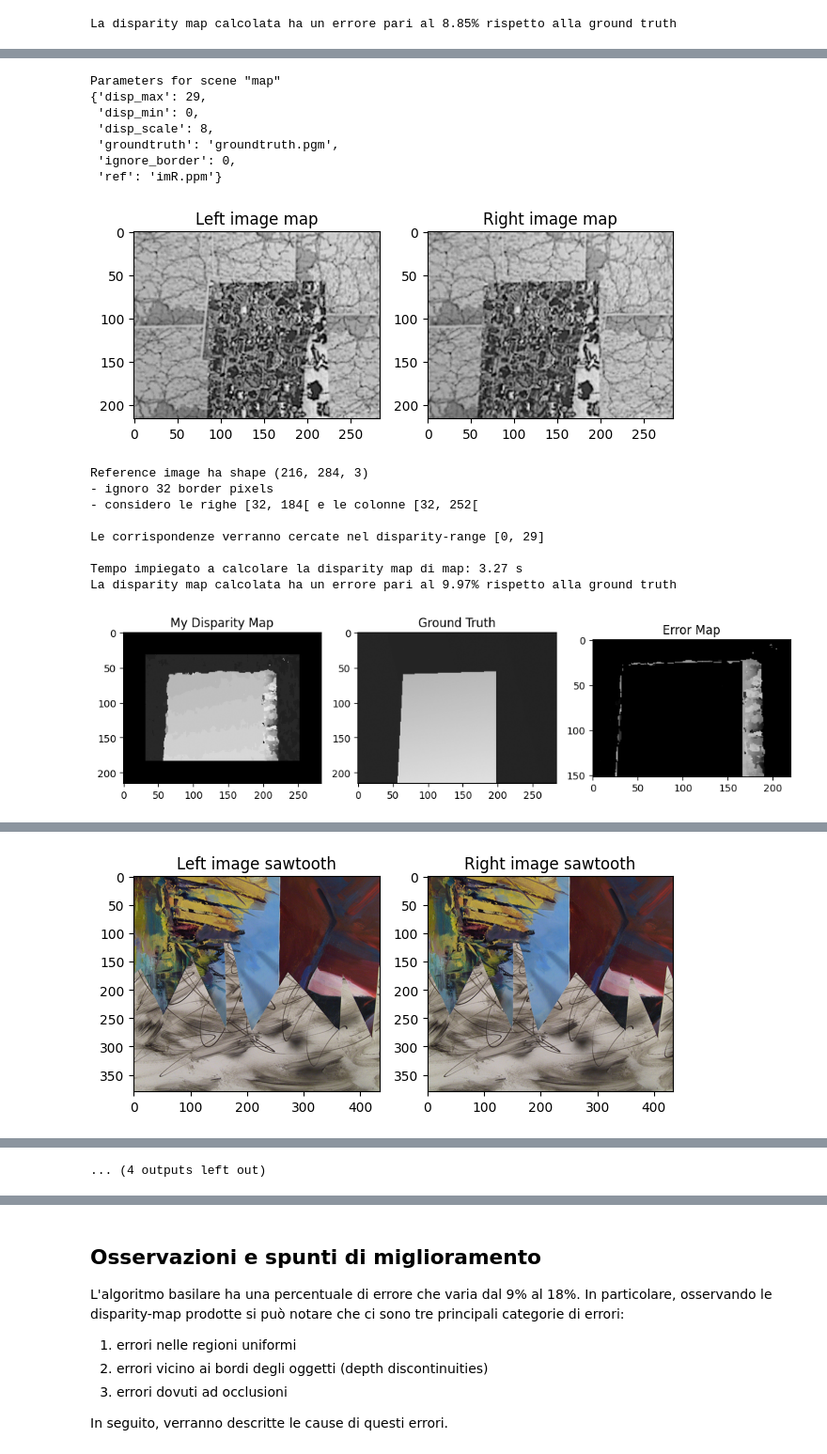
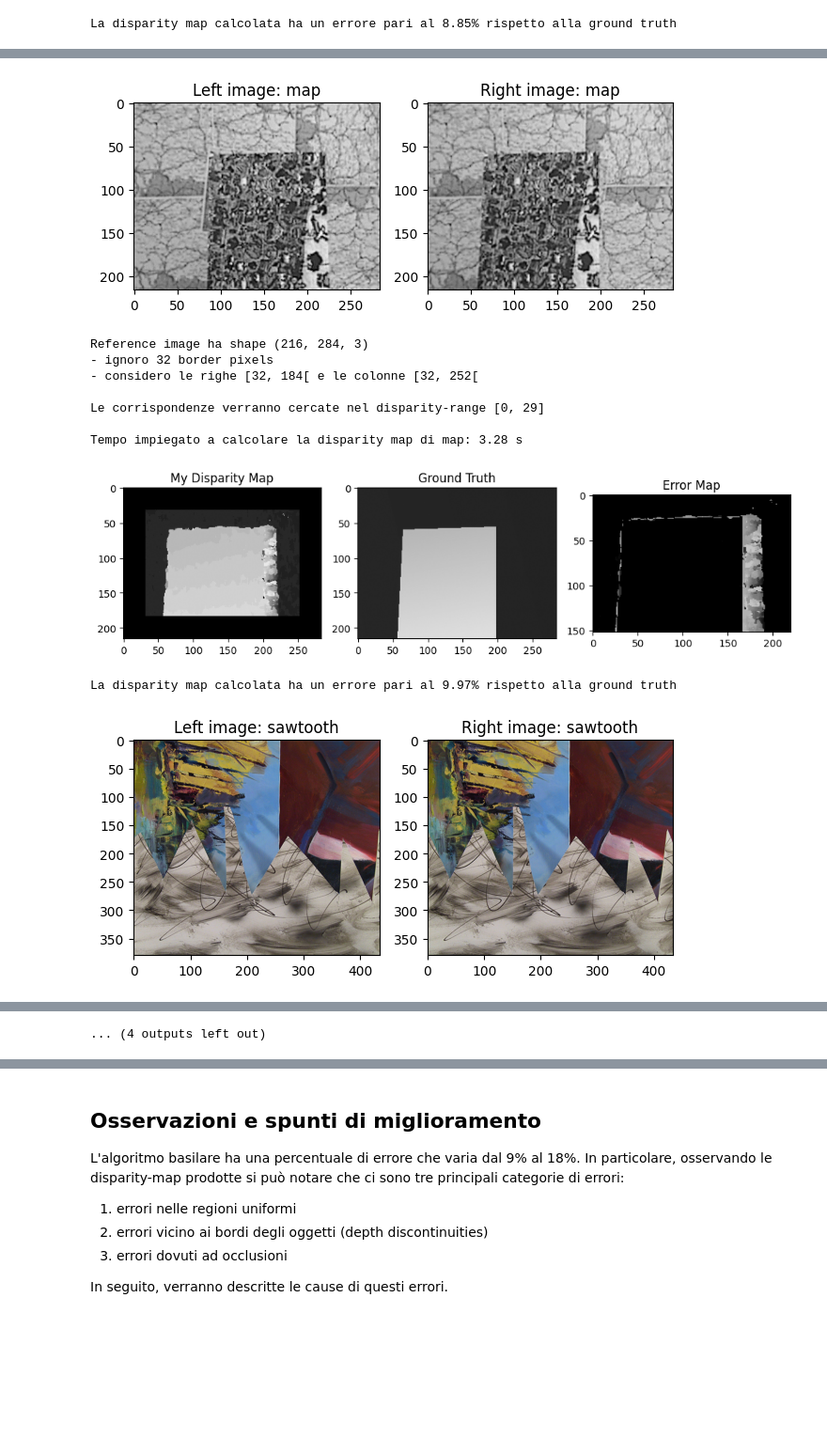
Before and after one commit to koltrakak-learning-repos/CV_learning_repo, a Jupyter notebook: progetto/progetto.ipynb, the cells around one changed output, grey strips where cells are left out. Shown at 94% size. Cells and saved outputs as stored; diff of their text form; code cells hidden in the pictures; blank space fills up the shorter version.

```diff
--- a/progetto/progetto.ipynb
+++ b/progetto/progetto.ipynb
@@ -196,7 +168,7 @@ disparity_map = np.zeros((h, w))
 start = time.perf_counter()
 for row in considered_rows:
     for col in considered_cols:
-        disp, _ = find_correspondence(im_ref, im_target, row, col, window_radius, disparity_range)
+        disp = find_correspondence(im_ref, im_target, row, col, window_radius, disparity_range)
         disparity_map[row, col] = disp*config["disp_scale"]
 t_exec=time.perf_counter()-start
 print(f"Tempo impiegato a calcolare la disparity map: {t_exec:.2f} s")
@@ -296,11 +267,11 @@ Per gestire tutte le scene in maniera uniforme considererò anche le immagini de
 # %%
 def show_stereo_pair(left_image, right_image, name=None):
     plt.subplot(1, 2, 1)
-    plt.title(f"Left image {name}")
+    plt.title(f"Left image: {name}")
     plt.imshow(cv2.cvtColor(left_image, cv2.COLOR_BGR2RGB))
 
     plt.subplot(1, 2, 2)
-    plt.title(f"Right image {name}")
+    plt.title(f"Right image: {name}")
     plt.imshow(cv2.cvtColor(right_image, cv2.COLOR_BGR2RGB))
 
     plt.tight_layout()
@@ -324,15 +295,38 @@ def show_disparity_map_and_groundtruth(disparity_map, groundtruth, error_map):
     plt.tight_layout()
     plt.show()
 
-def compute_and_evaluate_disparity(path_dataset, window_radius, show_stereo_img=True, show_disparity_maps=True):
+def compute_and_evaluate_disparity_sad(path_dataset, window_radius, show_stereo_img=True, show_disparity_maps=True):
+    """
+    Calcola la disparity map di una coppia di immagini stereo e la confronta con una groundtruth.
+
+    Args:
+        path_dataset: path alla directory che conterrà la coppia stereo, la groundtruth
+                      e il file di configurazione contenenti i parametri per l'algoritmo.
+                      Nomi dei file, e contenuto del file di configurazione devono essere
+                      coerenti con quanto specificato in consegna (altrimenti si rompe tutto
+                      dato che non faccio alcun controllo)
+
+        window_radius: raggio della finestra usata per calcolare le SAD.
+
+    Restituisce una mappa contenente le seguenti chiavi:
+        groundtruth: la groundtruth caricata
+
+        disparity_map: la disparity map calcolata ignorando i pixel vicino bordi (che vengono impostati a zero)
+
+        error_map: la differenza tra groundtruth e disparity map per i soli pixel di cui si è calcolato la
+                   disparity (zona centrale). Differenze sotto al valore di tolleranza non vengono considerate.
+
+        error_percentage: percentuale di errore tra la disparity map calcolata e la groundtruth,
+                          considerando una tolleranza di 1 pixel.
+    """
+
+
     ### Leggiamo la configurazione e costruiamo path vari
     # Scelgo il penultimo dato che ./StereoDataset/map/
     # produce ['.', 'StereoDataset', 'map', '']
     scene = path_dataset.split("/")[-2]
     path_config = path_dataset + "param_in.txt"
     config = parse_dataset_config(path_config)
-    print(f"Parameters for scene: \"{scene}\"")
-    pprint(config)
     path_groundtruth = path_dataset + config["groundtruth"]
     path_im_left = path_dataset + "imL.ppm"
     path_im_right = path_dataset + "imR.ppm"
@@ -378,7 +372,7 @@ def compute_and_evaluate_disparity(path_dataset, window_radius, show_stereo_img=
     disparity_map = np.zeros((h, w))
     for row in considered_rows:
         for col in considered_cols:
-            disp, _ = find_correspondence(im_ref, im_target, row, col, window_radius, disparity_range)
+            disp = find_correspondence(im_ref, im_target, row, col, window_radius, disparity_range)
             disparity_map[row, col] = disp*config["disp_scale"]
     t_exec=time.perf_counter()-start
     print(f"Tempo impiegato a calcolare la disparity map di {scene}: {t_exec:.2f} s")
@@ -394,46 +388,41 @@ def compute_and_evaluate_disparity(path_dataset, window_radius, show_stereo_img=
     tolleranza *= config["disp_scale"]
     n_area = len(considered_rows) * len(considered_cols)
     error_percentage, error_map = compare_to_gt(area_disparity_map, area_ground_truth, tolleranza, n_area)
-    print(f"La disparity map calcolata ha un errore pari al {error_percentage*100:.2f}% rispetto alla ground truth\n\n")
     if show_disparity_maps:
         show_disparity_map_and_groundtruth(disparity_map, gt_disparity_map, error_map)
+    print(f"La disparity map calcolata ha un errore pari al {error_percentage*100:.2f}% rispetto alla ground truth\n\n")
 
     return {
         "groundtruth": gt_disparity_map,
         "disparity_map": disparity_map,
         "error_map": error_map,
+        "error_percentage": error_percentage,
     }
 # %%
 base_path = "./StereoDataset/"
 scenes = ["map/", "sawtooth/", "tsukuba/", "venus/"]
 
 ### ATTENZIONE: questo è un parametro molto importante!
 ### Per adesso lo imposto ad un valore aribtrario; a breve
 ### discuterò di come regolarlo
 window_size = 7
 window_radius = (window_size-1) // 2
 
 results_basic_sad = {}
 
 for scene in scenes:
     path_dataset = base_path + scene
-    res = compute_and_evaluate_disparity(path_dataset, window_radius)
+    res = compute_and_evaluate_disparity_sad(path_dataset, window_radius)
     results_basic_sad[scene] = res
 # %% [output]
+[figure, new version]
-Parameters for scene "map"
-{'disp_max': 29,
- 'disp_min': 0,
- 'disp_scale': 8,
- 'groundtruth': 'groundtruth.pgm',
- 'ignore_border': 0,
- 'ref': 'imR.ppm'}
+Reference image ha shape (216, 284, 3)
+- ignoro 32 border pixels
+- considero le righe [32, 184[ e le colonne [32, 252[
+
+Le corrispondenze verranno cercate nel disparity-range [0, 29]
+
+Tempo impiegato a calcolare la disparity map di map: 3.28 s
-[figure, old version]
+[figure]
-Reference image ha shape (216, 284, 3)
-- ignoro 32 border pixels
-- considero le righe [32, 184[ e le colonne [32, 252[
-
-Le corrispondenze verranno cercate nel disparity-range [0, 29]
-
-Tempo impiegato a calcolare la disparity map di map: 3.27 s
 La disparity map calcolata ha un errore pari al 9.97% rispetto alla ground truth
-[figure]
+[figure, new version]
@@ -447 +435,0 @@ Parameters for scene "sawtooth"
-[figure, old version]
```
Also changed, not shown: parts of 29 cells of this notebook.
